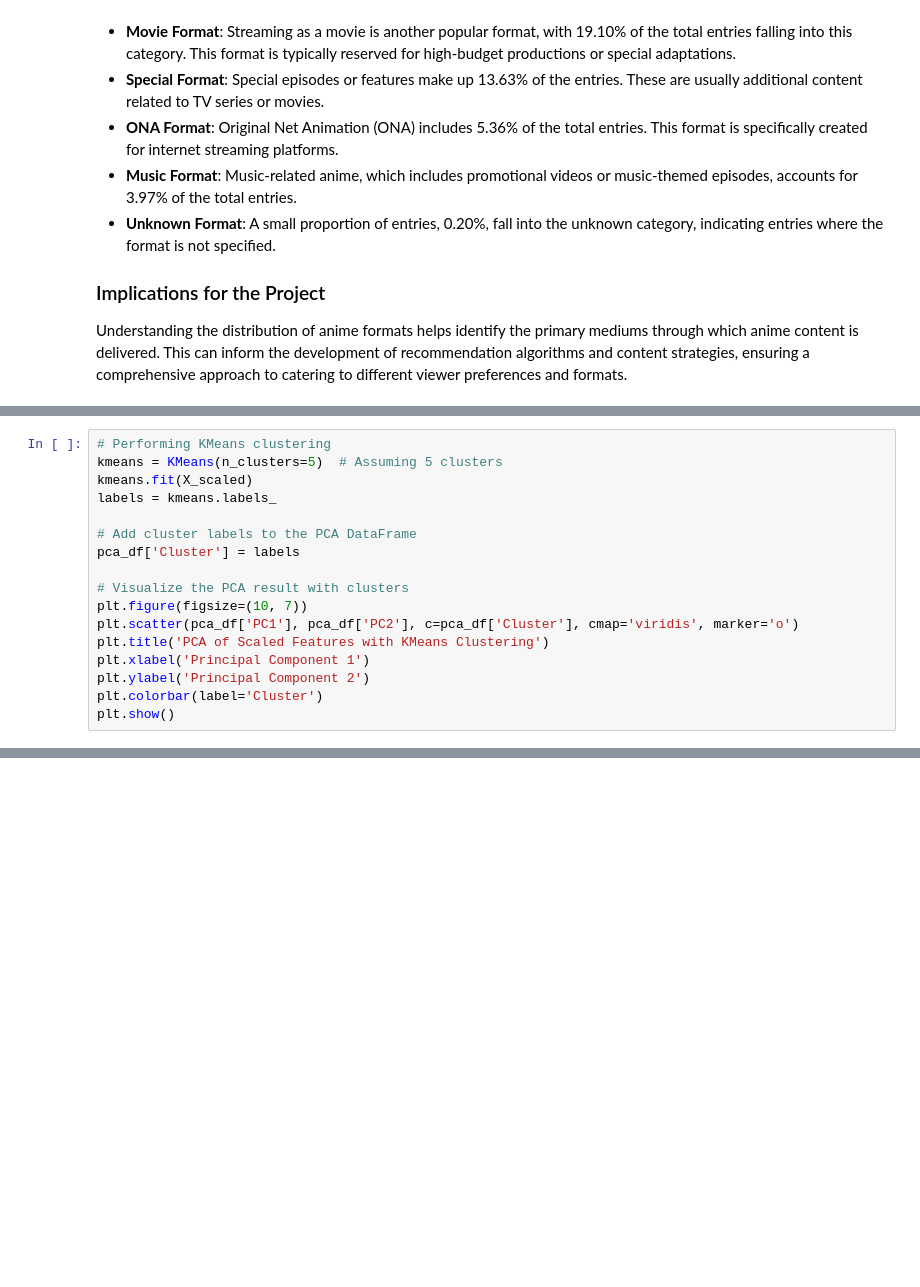
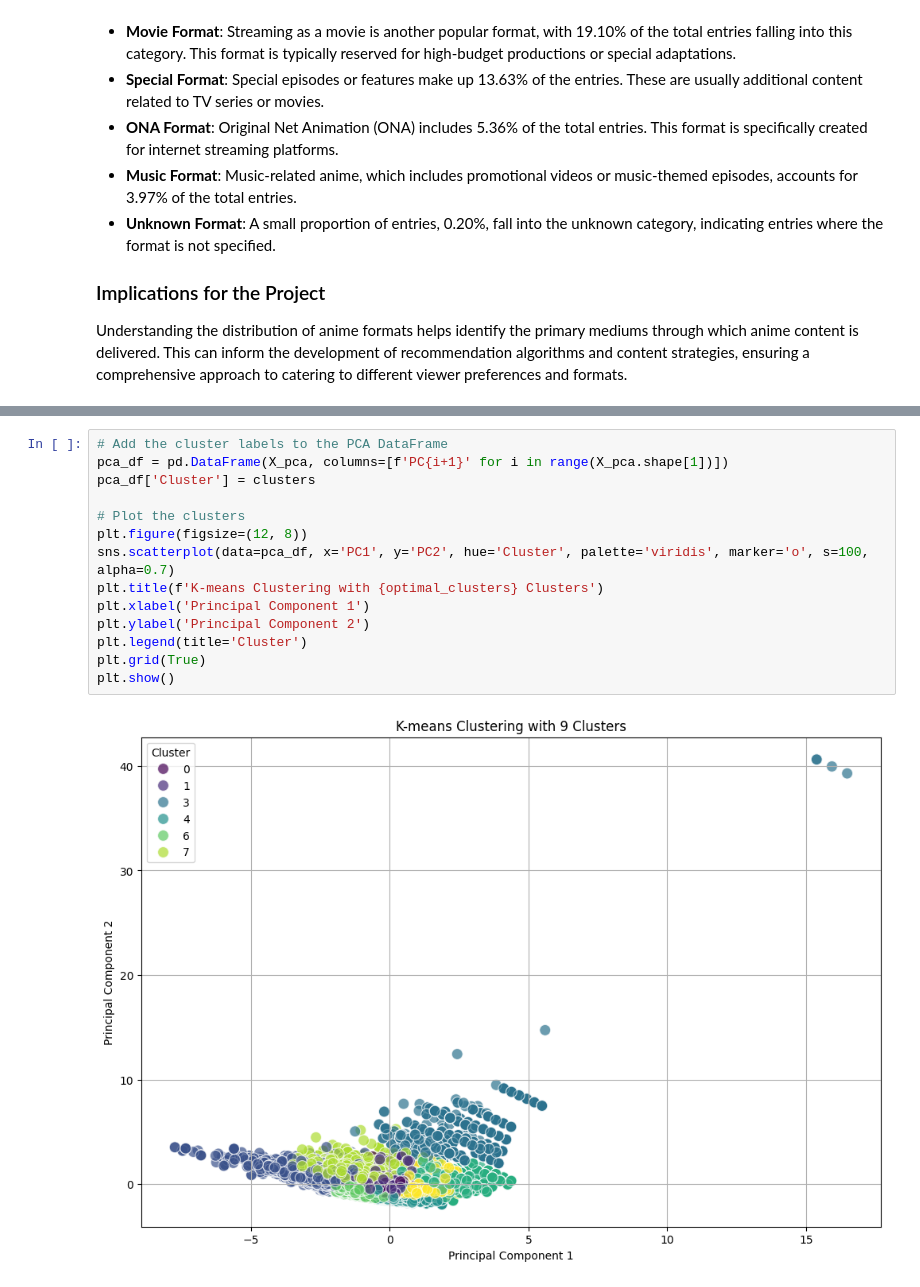
Before and after one commit to MoteneJan/JB1_2401FTDS, a Jupyter notebook: JB1_2401FTDS.ipynb, the cells around one changed output, grey strips where cells are left out. Saved outputs shown, nothing was run; the diff lists cells and outputs as text; blank space fills up the shorter version.

```diff
--- a/JB1_2401FTDS.ipynb
+++ b/JB1_2401FTDS.ipynb
@@ -1103,17 +996,0 @@ plt.show()
-# %%
-# Performing KMeans clustering
-kmeans = KMeans(n_clusters=5)  # Assuming 5 clusters
-kmeans.fit(X_scaled)
-labels = kmeans.labels_
-
-# Add cluster labels to the PCA DataFrame
-pca_df['Cluster'] = labels
-
-# Visualize the PCA result with clusters
-plt.figure(figsize=(10, 7))
-plt.scatter(pca_df['PC1'], pca_df['PC2'], c=pca_df['Cluster'], cmap='viridis', marker='o')
-plt.title('PCA of Scaled Features with KMeans Clustering')
-plt.xlabel('Principal Component 1')
-plt.ylabel('Principal Component 2')
-plt.colorbar(label='Cluster')
-plt.show()
@@ -1140,0 +1230,16 @@ plt.show()
+# %%
+# Add the cluster labels to the PCA DataFrame
+pca_df = pd.DataFrame(X_pca, columns=[f'PC{i+1}' for i in range(X_pca.shape[1])])
+pca_df['Cluster'] = clusters
+
+# Plot the clusters
+plt.figure(figsize=(12, 8))
+sns.scatterplot(data=pca_df, x='PC1', y='PC2', hue='Cluster', palette='viridis', marker='o', s=100, alpha=0.7)
+plt.title(f'K-means Clustering with {optimal_clusters} Clusters')
+plt.xlabel('Principal Component 1')
+plt.ylabel('Principal Component 2')
+plt.legend(title='Cluster')
+plt.grid(True)
+plt.show()
+# %% [output]
+[figure, added]
```
Also changed, not shown: parts of 45 cells of this notebook.
